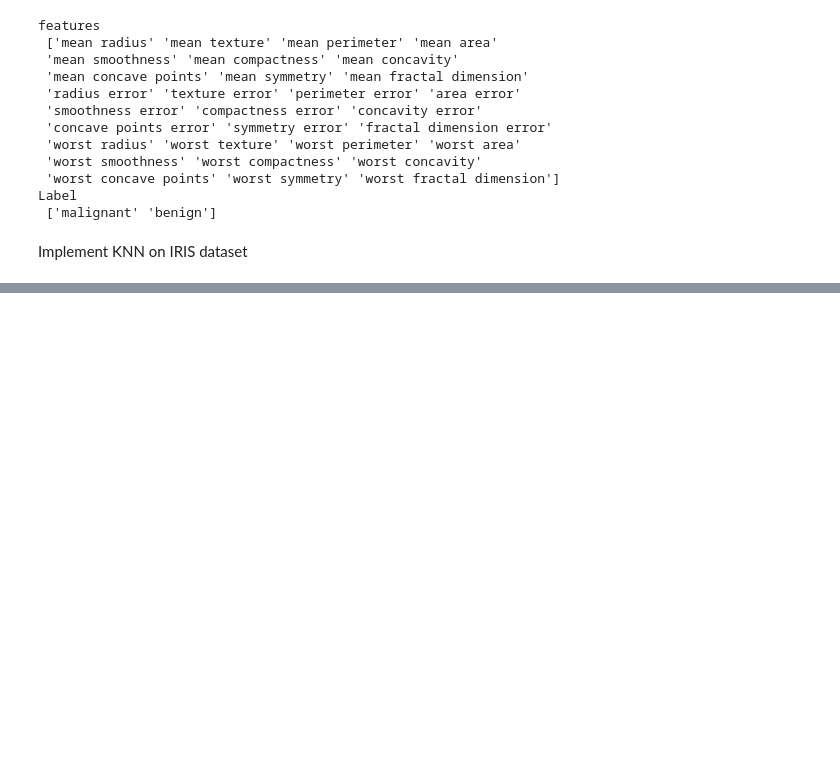
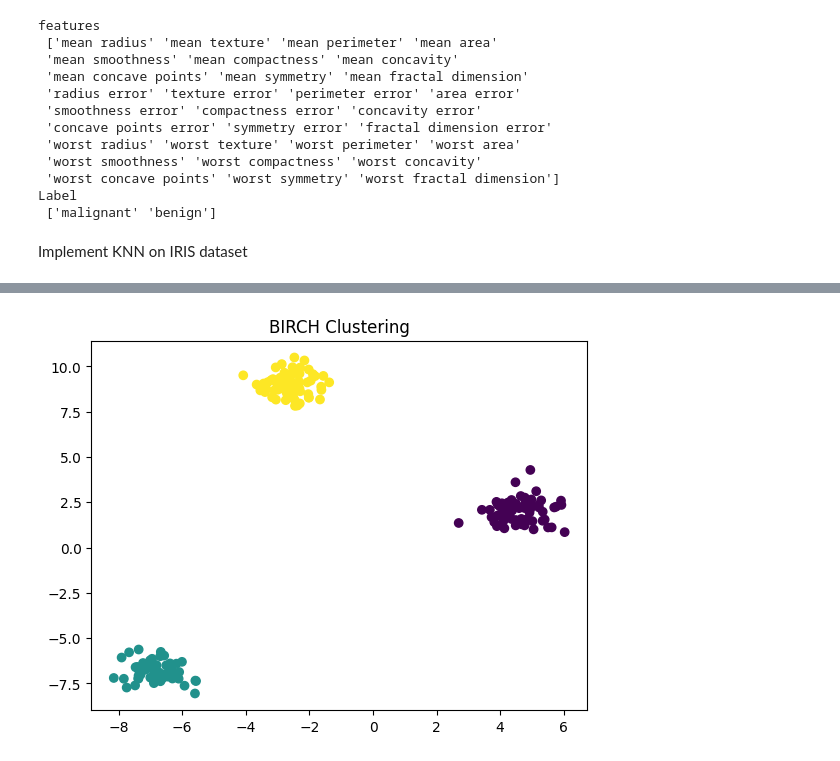
Before and after one commit to shashidhar078/MyPandas, a Jupyter notebook: pandasbasic.ipynb, the cells around one changed output, grey strips where cells are left out. Drawn from its saved outputs; the diff is of its cells as text; code cells hidden in the pictures; blank space fills up the shorter version.

```diff
--- a/pandasbasic.ipynb
+++ b/pandasbasic.ipynb
@@ -2090,0 +1773,19 @@ Adding more trees beyond this point provides diminishing returns in terms of per
+# %%
+import numpy as np
+import matplotlib.pyplot as plt
+from sklearn.datasets import make_blobs
+from sklearn.cluster import Birch
+
+
+X, y_true = make_blobs(n_samples=200, centers=3, cluster_std=0.60, random_state=42)
+
+
+birch = Birch(n_clusters=3)
+labels_birch = birch.fit_predict(X)
+
+
+plt.scatter(X[:,0], X[:,1], c=labels_birch, cmap="viridis")
+plt.title("BIRCH Clustering")
+plt.show()
+# %% [output]
+[figure, added]
```
Also changed, not shown: parts of 69 cells of this notebook.
